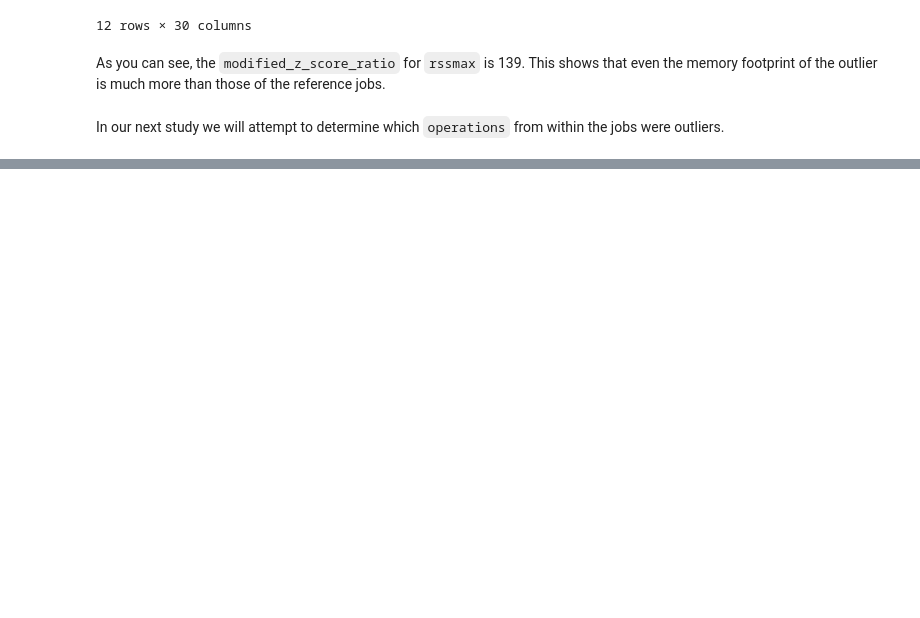
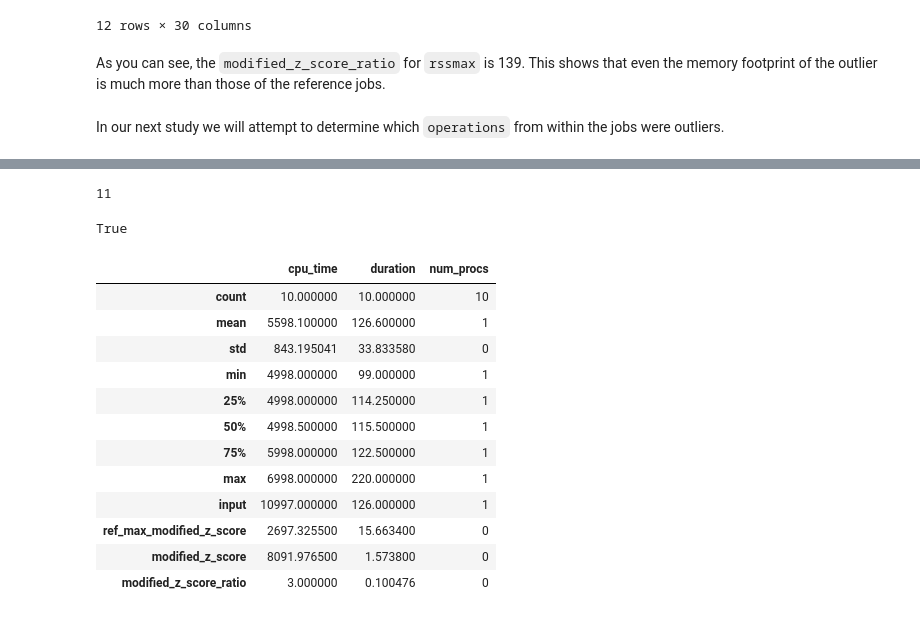
Before and after one commit to ilaflott/epmt, a Jupyter notebook: Outliers.ipynb, the cells around one changed output, grey strips where cells are left out. Drawn from its saved outputs; the diff is of its cells as text; code cells hidden in the pictures; blank space fills up the shorter version.

```diff
--- a/Outliers.ipynb
+++ b/Outliers.ipynb
@@ -318,0 +410,27 @@ In our next study we will attempt to determine which `operations` from within th
+# %%
+# first derive the list of jobs other than the outlier
+jobs = eq.get_jobs(tag="exp_name:ESM4_historical_D151;exp_component:ocean_annual_z_1x1deg", fltr='j.jobid != "675992"')
+len(jobs)
+# %% [output]
+11
+# %%
+(ret, df_rca, feature_scores) = eod.detect_rootcause_op(jobs, '675992', {'op': 'mv', 'op_instance': '13', 'op_sequence': '69'})
+ret
+# %% [output]
+True
+# %%
+df_rca
+# %% [output]
+|  | cpu_time | duration | num_procs |
+| count | 10.000000 | 10.000000 | 10 |
+| mean | 5598.100000 | 126.600000 | 1 |
+| std | 843.195041 | 33.833580 | 0 |
+| min | 4998.000000 | 99.000000 | 1 |
+| 25% | 4998.000000 | 114.250000 | 1 |
+| 50% | 4998.500000 | 115.500000 | 1 |
+| 75% | 5998.000000 | 122.500000 | 1 |
+| max | 6998.000000 | 220.000000 | 1 |
+| input | 10997.000000 | 126.000000 | 1 |
+| ref_max_modified_z_score | 2697.325500 | 15.663400 | 0 |
+| modified_z_score | 8091.976500 | 1.573800 | 0 |
+| modified_z_score_ratio | 3.000000 | 0.100476 | 0 |
```
Also changed, not shown: parts of 21 cells of this notebook, 2 other files.
